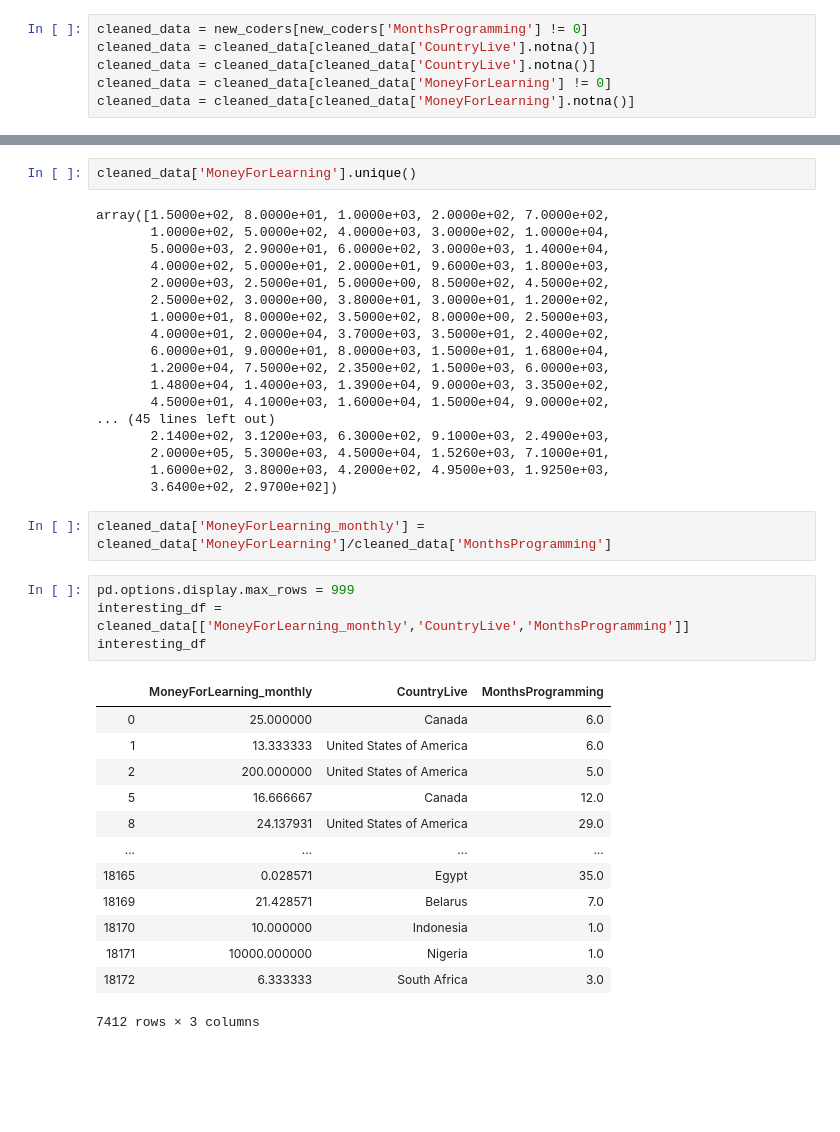
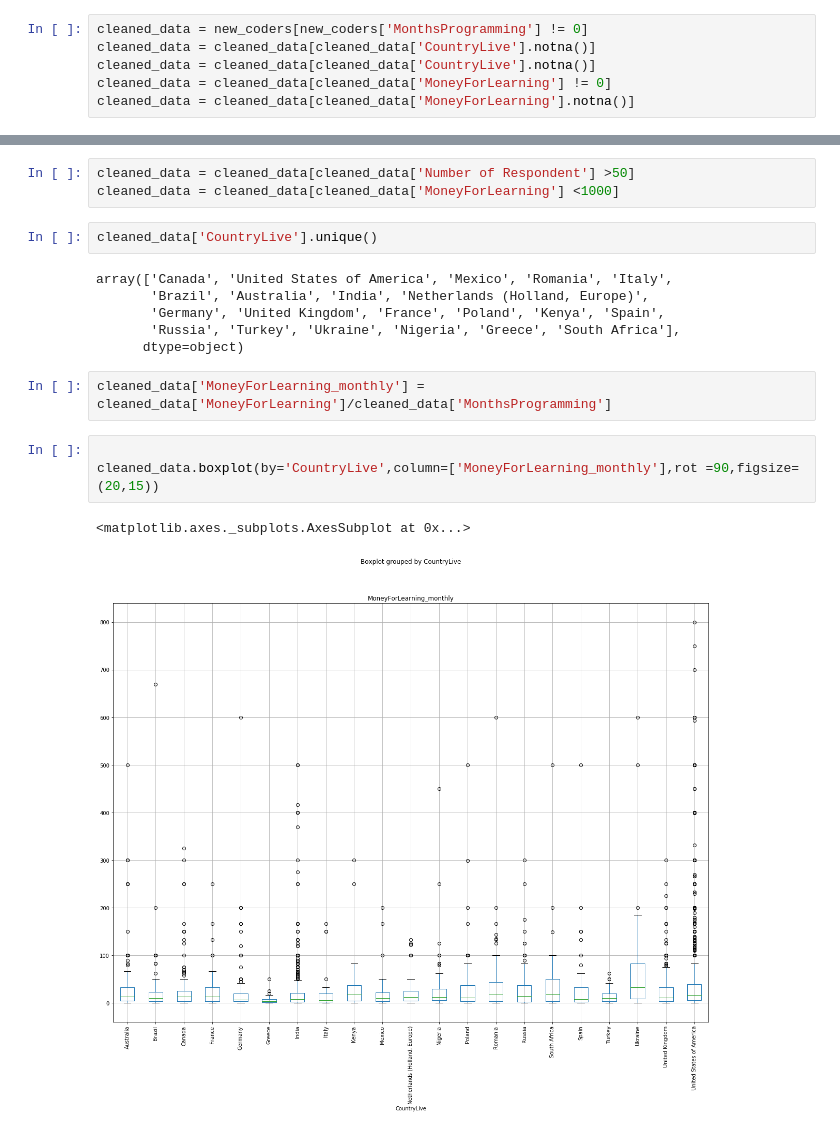
Before and after one commit to ndangalasinh/dataquest_finding_best_markets_to_advertise, a Jupyter notebook: Analysis to find best markets to advertise on..ipynb, the cells around one changed output, grey strips where cells are left out. Drawn from its saved outputs; the diff is of its cells as text; blank space fills up the shorter version.

```diff
--- a/Analysis to find best markets to advertise on..ipynb
+++ b/Analysis to find best markets to advertise on..ipynb
@@ -39,41 +65,20 @@ cleaned_data = cleaned_data[cleaned_data['MoneyForLearning'].notna()]
+# %%
+cleaned_data = cleaned_data[cleaned_data['Number of Respondent'] >50]
+cleaned_data = cleaned_data[cleaned_data['MoneyForLearning'] <1000]
 # %%
-cleaned_data['MoneyForLearning'].unique()
+cleaned_data['CountryLive'].unique()
 # %% [output]
-array([1.5000e+02, 8.0000e+01, 1.0000e+03, 2.0000e+02, 7.0000e+02,
-       1.0000e+02, 5.0000e+02, 4.0000e+03, 3.0000e+02, 1.0000e+04,
-       5.0000e+03, 2.9000e+01, 6.0000e+02, 3.0000e+03, 1.4000e+04,
-       4.0000e+02, 5.0000e+01, 2.0000e+01, 9.6000e+03, 1.8000e+03,
-       2.0000e+03, 2.5000e+01, 5.0000e+00, 8.5000e+02, 4.5000e+02,
-       2.5000e+02, 3.0000e+00, 3.8000e+01, 3.0000e+01, 1.2000e+02,
-       1.0000e+01, 8.0000e+02, 3.5000e+02, 8.0000e+00, 2.5000e+03,
-       4.0000e+01, 2.0000e+04, 3.7000e+03, 3.5000e+01, 2.4000e+02,
-       6.0000e+01, 9.0000e+01, 8.0000e+03, 1.5000e+01, 1.6800e+04,
-       1.2000e+04, 7.5000e+02, 2.3500e+02, 1.5000e+03, 6.0000e+03,
-       1.4800e+04, 1.4000e+03, 1.3900e+04, 9.0000e+03, 3.3500e+02,
-       4.5000e+01, 4.1000e+03, 1.6000e+04, 1.5000e+04, 9.0000e+02,
-... (45 lines left out)
-       2.1400e+02, 3.1200e+03, 6.3000e+02, 9.1000e+03, 2.4900e+03,
-       2.0000e+05, 5.3000e+03, 4.5000e+04, 1.5260e+03, 7.1000e+01,
-       1.6000e+02, 3.8000e+03, 4.2000e+02, 4.9500e+03, 1.9250e+03,
-       3.6400e+02, 2.9700e+02])
+array(['Canada', 'United States of America', 'Mexico', 'Romania', 'Italy',
+       'Brazil', 'Australia', 'India', 'Netherlands (Holland, Europe)',
+       'Germany', 'United Kingdom', 'France', 'Poland', 'Kenya', 'Spain',
+       'Russia', 'Turkey', 'Ukraine', 'Nigeria', 'Greece', 'South Africa'],
+      dtype=object)
 # %%
 cleaned_data['MoneyForLearning_monthly'] = cleaned_data['MoneyForLearning']/cleaned_data['MonthsProgramming']
-# %%
-pd.options.display.max_rows = 999
-interesting_df = cleaned_data[['MoneyForLearning_monthly','CountryLive','MonthsProgramming']]
-interesting_df
-# %% [output]
-|  | MoneyForLearning_monthly | CountryLive | MonthsProgramming |
-| 0 | 25.000000 | Canada | 6.0 |
-| 1 | 13.333333 | United States of America | 6.0 |
-| 2 | 200.000000 | United States of America | 5.0 |
-| 5 | 16.666667 | Canada | 12.0 |
-| 8 | 24.137931 | United States of America | 29.0 |
-| ... | ... | ... | ... |
-| 18165 | 0.028571 | Egypt | 35.0 |
-| 18169 | 21.428571 | Belarus | 7.0 |
-| 18170 | 10.000000 | Indonesia | 1.0 |
-| 18171 | 10000.000000 | Nigeria | 1.0 |
-| 18172 | 6.333333 | South Africa | 3.0 |
-7412 rows × 3 columns
+# %%
+
+cleaned_data.boxplot(by='CountryLive',column=['MoneyForLearning_monthly'],rot =90,figsize=(20,15))
+# %% [output]
+<matplotlib.axes._subplots.AxesSubplot at 0x...>
+[figure, added]
 # %%
```
Also changed, not shown: parts of 7 cells of this notebook.
